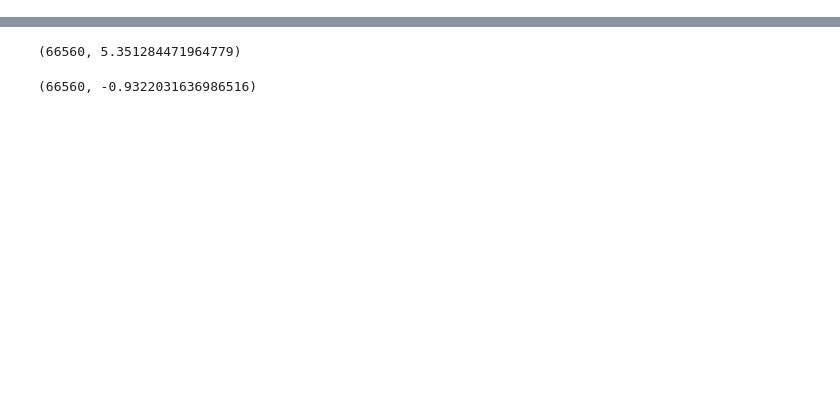
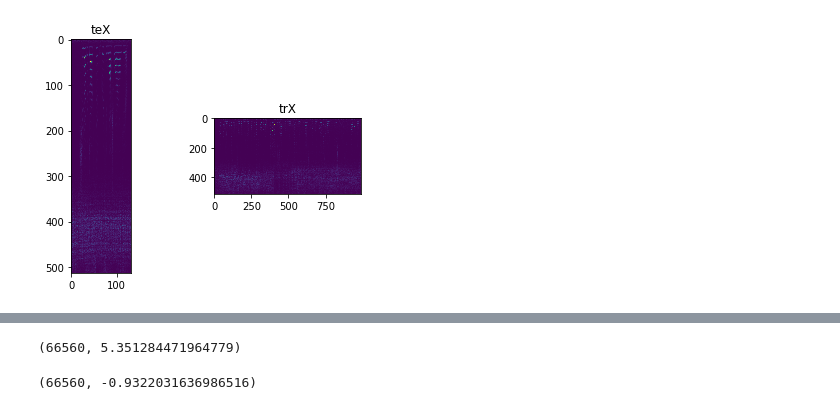
Before and after one commit to sunwookimiub/Old_MJ_kNN_SS, a Jupyter notebook: kNN_SS_PythonVersion.ipynb, the cells around one changed output, grey strips where cells are left out. Cells and saved outputs as stored; diff of their text form; code cells hidden in the pictures; blank space fills up the shorter version.

```diff
--- a/kNN_SS_PythonVersion.ipynb
+++ b/kNN_SS_PythonVersion.ipynb
@@ -24,0 +43,11 @@ IBM = 1*(trS > trN)
+# %%
+gs = gridspec.GridSpec(1, 2, width_ratios=[2,1])
+plt.subplot(gs[0])
+plt.imshow(abs(teX))
+plt.title('teX')
+plt.subplot(gs[1])
+plt.imshow(trX)
+plt.title('trX')
+plt.tight_layout()
+# %% [output]
+[figure, added]
```
Also changed, not shown: parts of 9 cells of this notebook.
